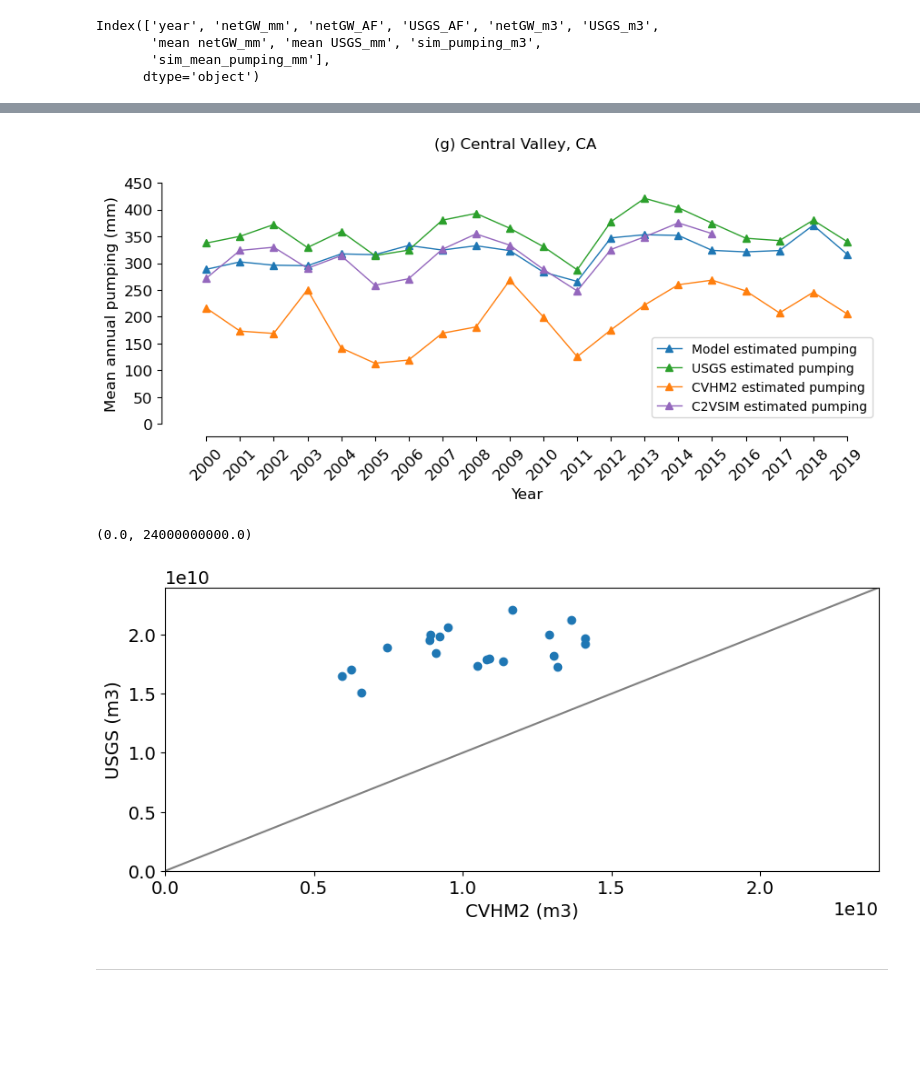
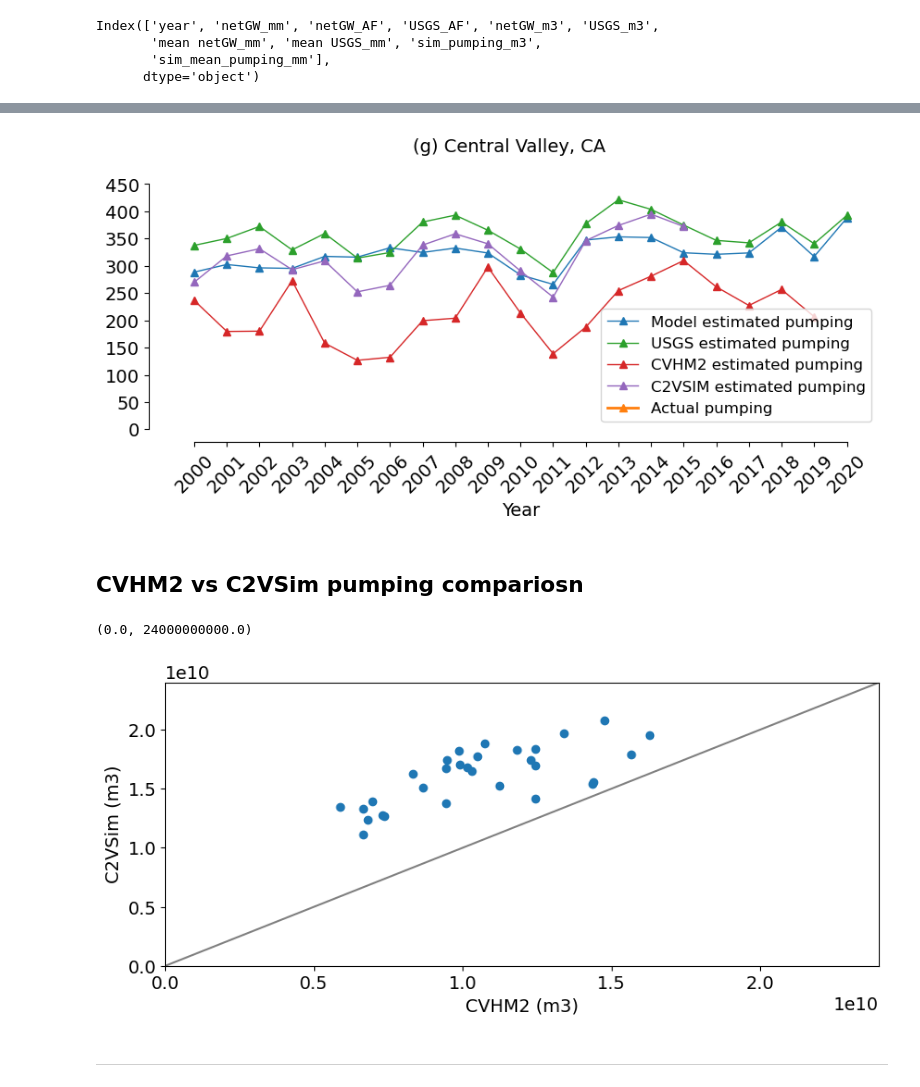
Before and after one commit to mdfahimhasan/WestUS_Peff, a Jupyter notebook: Codes/results_analysis/netGW_vs_pumping.ipynb, the cells around one changed output, grey strips where cells are left out. Drawn from its saved outputs; the diff is of its cells as text; code cells hidden in the pictures; blank space fills up the shorter version.

Commit message:
updated timeseries plot for central valley

```diff
--- a/Codes/results_analysis/netGW_vs_pumping.ipynb
+++ b/Codes/results_analysis/netGW_vs_pumping.ipynb
@@ -244,15 +244,20 @@ Index(['year', 'netGW_mm', 'netGW_AF', 'USGS_AF', 'netGW_m3', 'USGS_m3',
        'mean netGW_mm', 'mean USGS_mm', 'sim_pumping_m3',
        'sim_mean_pumping_mm'],
       dtype='object')
+# %%
+year = [2000, 2001, 2002, 2003, 2004, 2005, 2006, 2007, 2008, 2009, 2010,
+        2011, 2012, 2013, 2014, 2015, 2016, 2017, 2018, 2019, 2020]
 # %%
 # merging CVHM and C2VSIM pumping estimates to the dataframe
 cvhm_df = pd.read_csv('../../Data_main/Pumping/California/CVHM2/CVHM2_pumping_annual.csv')
-c2vsim_df = pd.read_csv('../../Data_main/Pumping/California/C2VSIM/C2VISM_pumping_annual.csv')
+c2vsim_df = pd.read_csv('../../Data_main/Pumping/California/C2VSIM/C2VISM_ag_pumping_annual.csv')
 
 cvhm_df = cvhm_df[['year', 'mean CVHM_mm']]
+cvhm_df = cvhm_df[cvhm_df['year'].isin(year)]
 c2vsim_df = c2vsim_df[['year', 'mean C2VSIM_mm']]
+c2vsim_df = c2vsim_df[c2vsim_df['year'].isin(year)]
 
-merged_df = ann_df.merge(cvhm_df, on='year', how='inner')
+merged_df = ann_df.merge(cvhm_df, on='year',  how='outer')
 merged_df = merged_df.merge(c2vsim_df, on='year', how='outer')
 merged_df.head()
 # %% [output]
@@ -264,31 +269,46 @@ merged_df.head()
 | 4 | 2004 | 2428711.2 | 9.469364e+06 | 1.531560e+07 | 1.168027e+10 | 1.889149e+10 | 222.090847 | 359.206575 | 1.668610e+10 | ... |
 # %%
 year = [2000, 2001, 2002, 2003, 2004, 2005, 2006, 2007, 2008, 2009, 2010,
-        2011, 2012, 2013, 2014, 2015, 2016, 2017, 2018, 2019]
+        2011, 2012, 2013, 2014, 2015, 2016, 2017, 2018, 2019, 2020]
 
 fig, ax = plt.subplots(figsize=(10, 5))
-plt.rcParams['font.size'] = 12
+fontsize = 14
+plt.rcParams['font.size'] = fontsize
 
-ax.plot(merged_df['year'], merged_df['sim_mean_pumping_mm'], label='Model estimated pumping', color='tab:blue', marker='^', linewidth=1)
-ax.plot(merged_df['year'], merged_df['mean USGS_mm'], label='USGS estimated pumping', color='tab:green', marker='^', linewidth=1)
-ax.plot(merged_df['year'], merged_df['mean CVHM_mm'], label='CVHM2 estimated pumping', color='tab:orange', marker='^', linewidth=1)
-ax.plot(merged_df['year'], merged_df['mean C2VSIM_mm'], label='C2VSIM estimated pumping', color='tab:purple', marker='^', linewidth=1)
+line1, = ax.plot(merged_df['year'], merged_df['sim_mean_pumping_mm'], label='Model estimated pumping', color='tab:blue', marker='^', linewidth=1)
+line2, = ax.plot(merged_df['year'], merged_df['mean USGS_mm'], label='USGS estimated pumping', color='tab:green', marker='^', linewidth=1)
+line3, = ax.plot(merged_df['year'], merged_df['mean CVHM_mm'], label='CVHM2 estimated pumping', color='tab:red', marker='^', linewidth=1)
+line4, = ax.plot(merged_df['year'], merged_df['mean C2VSIM_mm'], label='C2VSIM estimated pumping', color='tab:purple', marker='^', linewidth=1)
 
 ax.set_xticks(year)
-ax.set_ylabel('Mean annual pumping (mm)')
 ax.set_xlabel('Year')
 ax.set_ylim((0, 450))
-ax.legend(loc='lower right', fontsize=10)
+
+# Define the additional legend elements
+additional_legend_labels = ['Actual pumping']
+additional_legend_lines = [plt.Line2D([0], [0], color='tab:orange', lw=2, marker='^')]
+
+# Combine the original and additional legend elements
+combined_lines = [line1, line2, line3, line4] + additional_legend_lines
+combined_labels = ['Model estimated pumping', 'USGS estimated pumping',
+                   'CVHM2 estimated pumping', 'C2VSIM estimated pumping'] + additional_legend_labels
+
+# Create the combined legend
+ax.legend(combined_lines, combined_labels, loc='lower right', fontsize=fontsize-2)
 
 # remove bounding box
 sns.despine(offset=10, trim=True)  # turning of bounding box around the plots
 
 # xticks
-ax.set_xticklabels(labels=year, rotation=45, fontsize=12)
+ax.set_xticklabels(labels=year, rotation=45, fontsize=fontsize)
 
 # suptitle
-fig.suptitle('(g) Central Valley, CA', fontsize=12)
+fig.suptitle('(g) Central Valley, CA', fontsize=fontsize)
 
 plt.subplots_adjust(bottom=0.35)
+
+fig.savefig('plots/CA_timeseries.png', dpi=300, transparent=True)
 # %% [output]
-[figure, old version]
+[figure, new version]
+# %% [markdown]
+## CVHM2 vs C2VSim pumping compariosn
@@ -295,18 +325,17 @@ plt.subplots_adjust(bottom=0.35)
 # %%
 fig, ax = plt.subplots(figsize=(10, 4))
-# sns.set_style("darkgrid")
 plt.rcParams['font.size'] = 12
 
 # scatter plot (pixel-wise mm/year)
-ax.scatter(x=merged_df['pumping (m3/grow season)'], y=merged_df['USGS_m3'])
-ax.set_ylabel('USGS (m3)')
+ax.scatter(x=cvhm_df['pumping (m3/year)'], y=c2vsim_df['pumping (m3/year)'])
+ax.set_ylabel('C2VSim (m3)')
 ax.set_xlabel('CVHM2 (m3)')
 ax.plot([0, 1], [0, 1], 'gray', transform=ax.transAxes)
 ax.set_xlim((0, 24000000000))
 ax.set_ylim((0, 24000000000))
 # %% [output]
 (0.0, 24000000000.0)
-[figure, old version]
+[figure, new version]
 # %% [markdown]
 ------------
 # %% [markdown]
```
Also changed, not shown: parts of 2 cells of this notebook.
